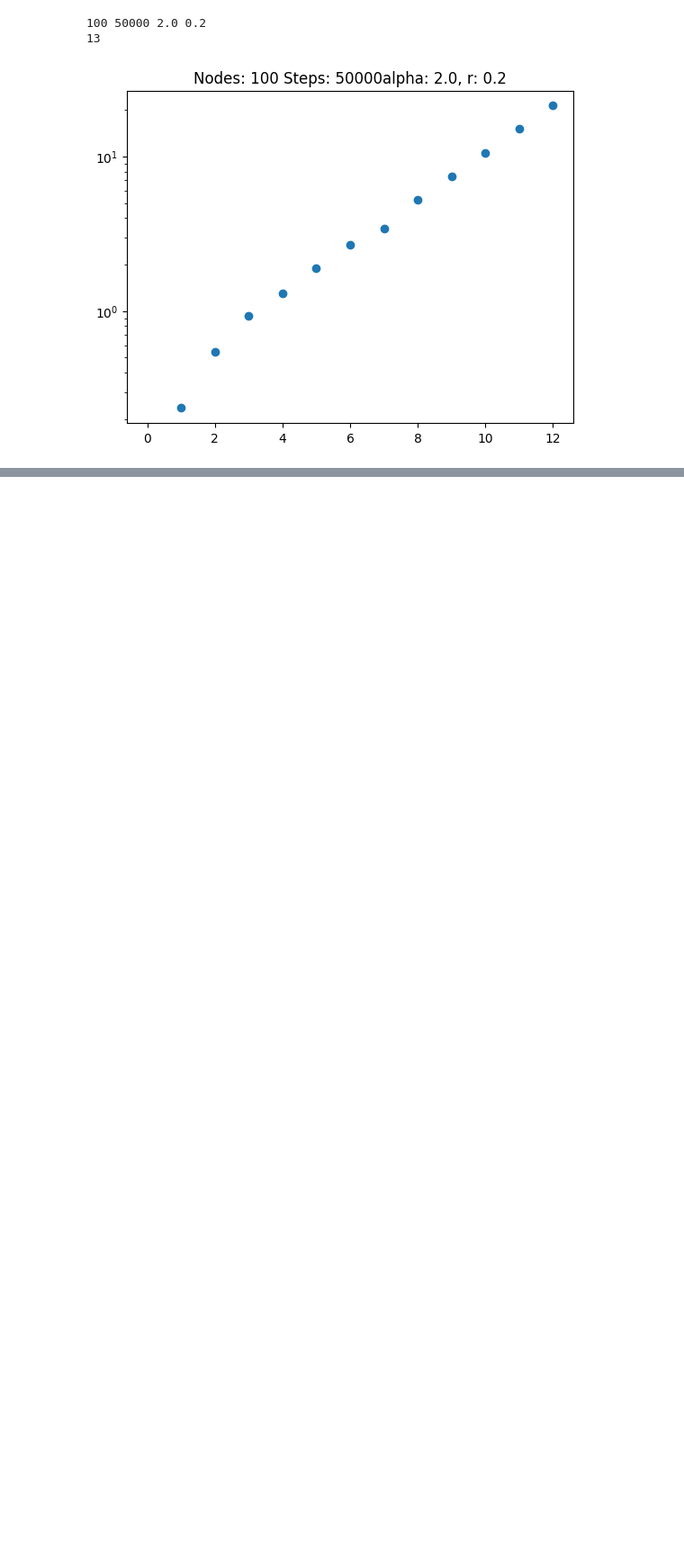
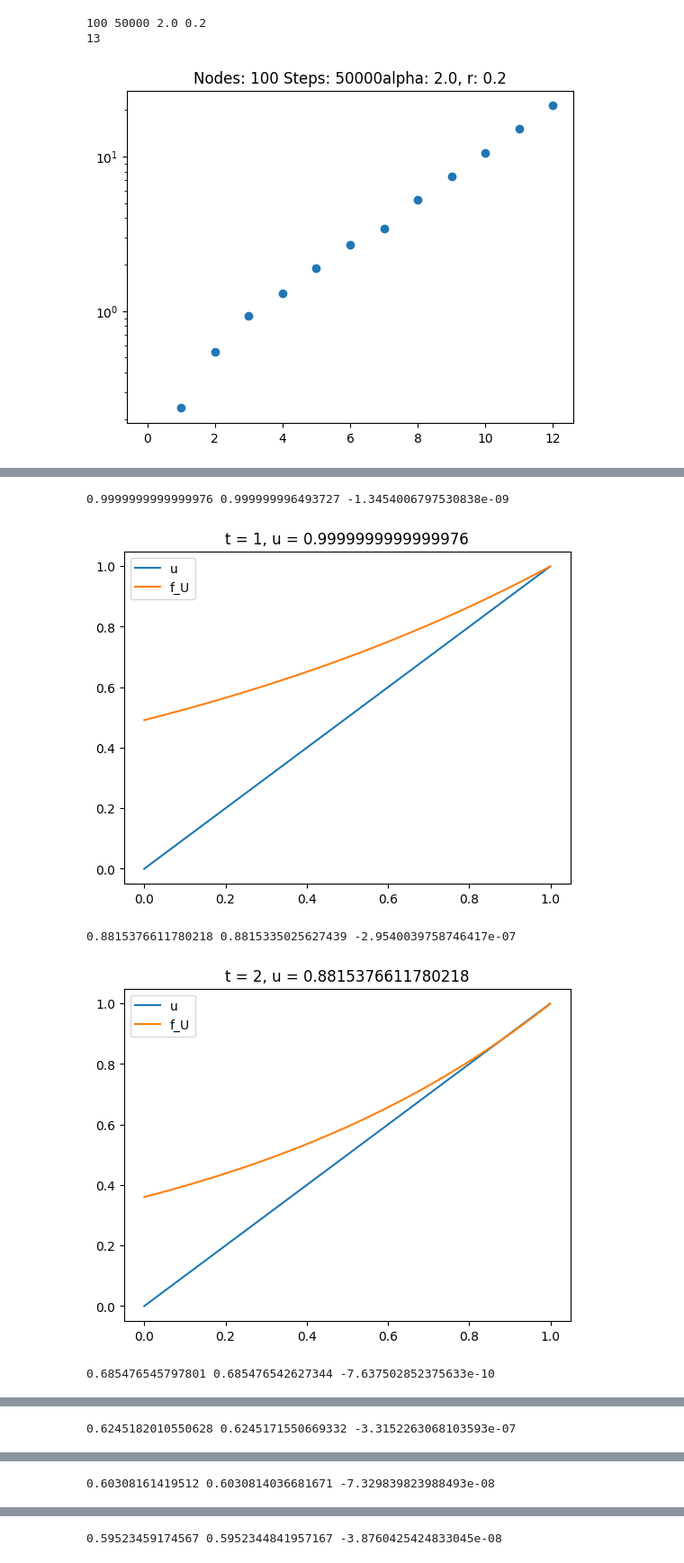
Before and after one commit to jamipouchi/TFG, a Jupyter notebook: paper_reproduction/plotting.ipynb, the cells around one changed output, grey strips where cells are left out. Shown at 90% size. Saved outputs shown, nothing was run; the diff lists cells and outputs as text; code cells hidden in the pictures; blank space fills up the shorter version.

```diff
--- a/paper_reproduction/plotting.ipynb
+++ b/paper_reproduction/plotting.ipynb
@@ -444,0 +495,46 @@ for prefix, file_list in files.items():
+# %%
+def plot_u(expected_k_t: float, pk_t: List[float], num_nodes) -> Tuple[List[float], List[float]]:
+    u_values, f_u_values = [], []
+    for u in range(1000):
+        u = u / 1000
+        u_values.append(u)
+        sum_u = 0
+        for k in range(1, num_nodes):
+            sum_u += k * pk_t[k] * (u ** (k - 1))
+        f_u_values.append(sum_u / expected_k_t)
+
+    return u_values, f_u_values
+
+def calculate_u(expected_k_t: float, pk_t: List[float], num_nodes) -> float:
+
+    diff = 0.1  # It just needs to be better than the acceptance threshold
+    u = 0.5  # Initial value
+    sum_u = 0
+    while abs(diff) > 1e-6:
+        sum_u = 0
+        sum_du = 0
+        for k in range(1, num_nodes):
+            sum_u += k * pk_t[k] * (u ** (k - 1))
+            sum_du += k * (k - 1) * pk_t[k] * (u ** (k - 2))
+        diff = u - sum_u / expected_k_t
+        u = u - (u - sum_u / expected_k_t)/(1 - sum_du / expected_k_t)
+    print(u, sum_u/expected_k_t, diff)
+    return u
+# %%
+expected_k = expected_k_builder(alpha=1, r=0.5)
+pk = pk_builder(alpha=1, r=0.5)
+
+num_nodes = 1000
+for t in range(1, 11):
+    u, f_u = plot_u(expected_k_t=expected_k(t), pk_t=[pk(k, t) for k in range(num_nodes)], num_nodes=num_nodes)
+    plt.title("t = " + str(t) +  ", u = " + str(calculate_u(expected_k_t=expected_k(t), pk_t=[pk(k, t) for k in range(num_nodes)], num_nodes=num_nodes)))
+    plt.plot(u, u, label = "u")
+    plt.plot(u, f_u, label = "f_U")
+    plt.legend()
+    plt.show()
+# %% [output]
+0.9999999999999976 0.999999996493727 -1.3454006797530838e-09
+[figure, added]
+0.8815376611780218 0.8815335025627439 -2.9540039758746417e-07
+[figure, added]
+0.685476545797801 0.685476542627344 -7.637502852375633e-10
@@ -444,0 +542 @@ for prefix, file_list in files.items():
+0.6245182010550628 0.6245171550669332 -3.3152263068103593e-07
@@ -444,0 +544 @@ for prefix, file_list in files.items():
+0.60308161419512 0.6030814036681671 -7.329839823988493e-08
@@ -444,0 +546 @@ for prefix, file_list in files.items():
+0.59523459174567 0.5952344841957167 -3.8760425424833045e-08
```
Also changed, not shown: parts of 7 cells of this notebook, 2 other files.
